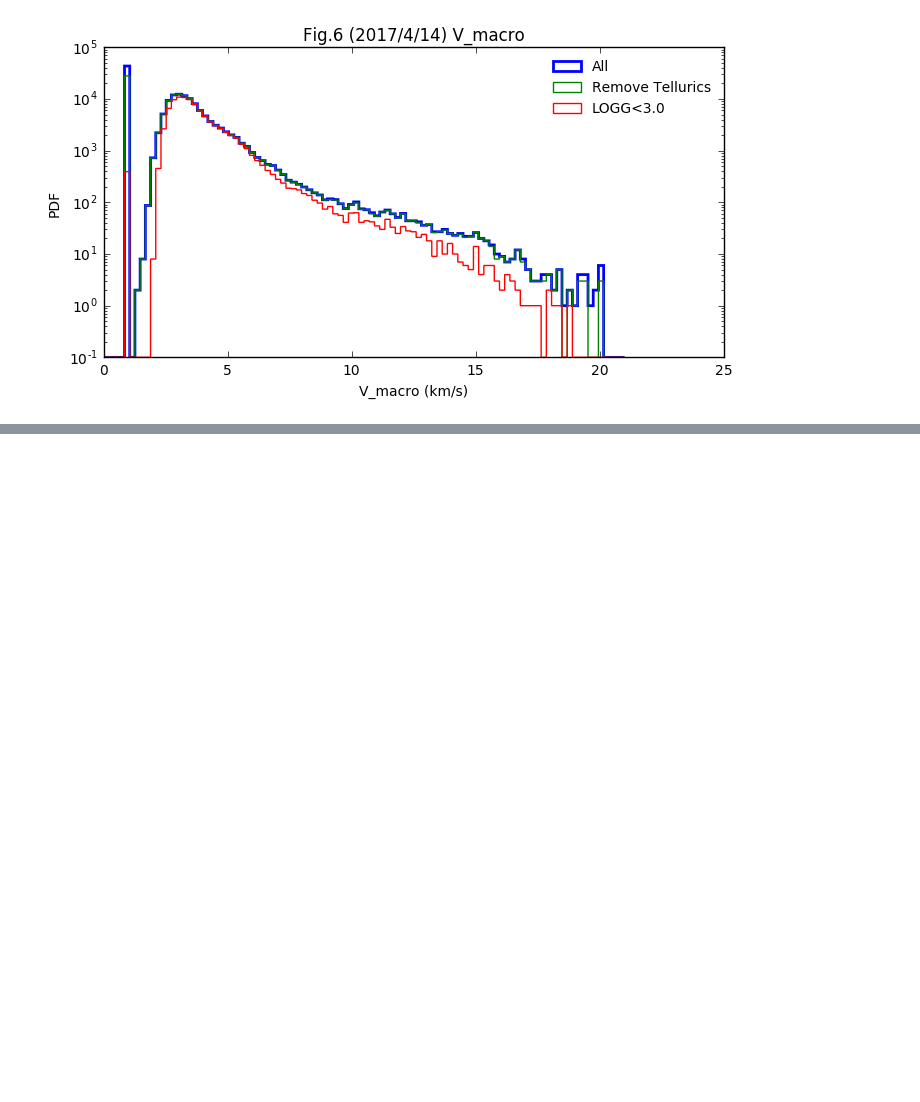
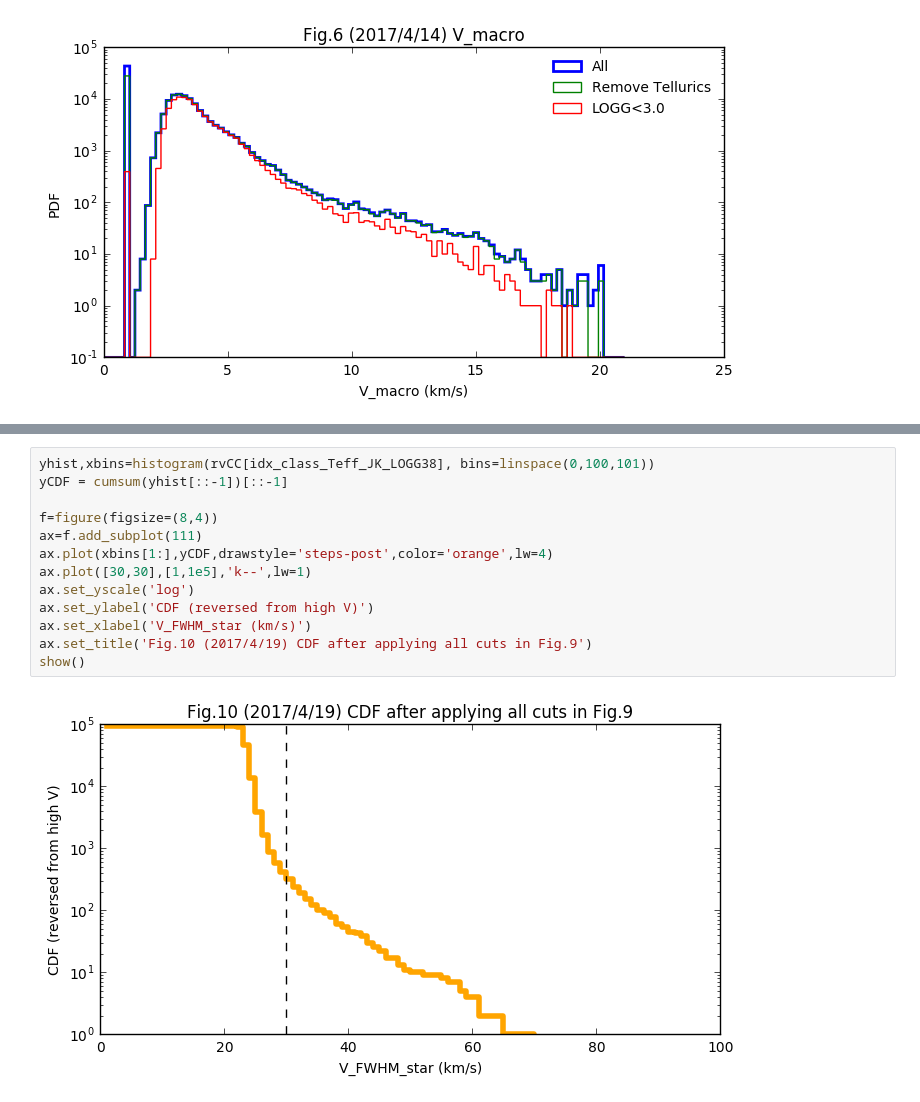
Before and after one commit to liuxx479/MW-BHs, a Jupyter notebook: plot-BHstars.ipynb, the cells around one changed output, grey strips where cells are left out. Drawn from its saved outputs; the diff is of its cells as text; blank space fills up the shorter version.

```diff
--- a/plot-BHstars.ipynb
+++ b/plot-BHstars.ipynb
@@ -223,0 +288,15 @@ show()
+# %%
+yhist,xbins=histogram(rvCC[idx_class_Teff_JK_LOGG38], bins=linspace(0,100,101))
+yCDF = cumsum(yhist[::-1])[::-1]
+
+f=figure(figsize=(8,4))
+ax=f.add_subplot(111)
+ax.plot(xbins[1:],yCDF,drawstyle='steps-post',color='orange',lw=4)
+ax.plot([30,30],[1,1e5],'k--',lw=1)
+ax.set_yscale('log')
+ax.set_ylabel('CDF (reversed from high V)')
+ax.set_xlabel('V_FWHM_star (km/s)')
+ax.set_title('Fig.10 (2017/4/19) CDF after applying all cuts in Fig.9')
+show()
+# %% [output]
+[figure, added]
```
Also changed, not shown: parts of 5 cells of this notebook.
